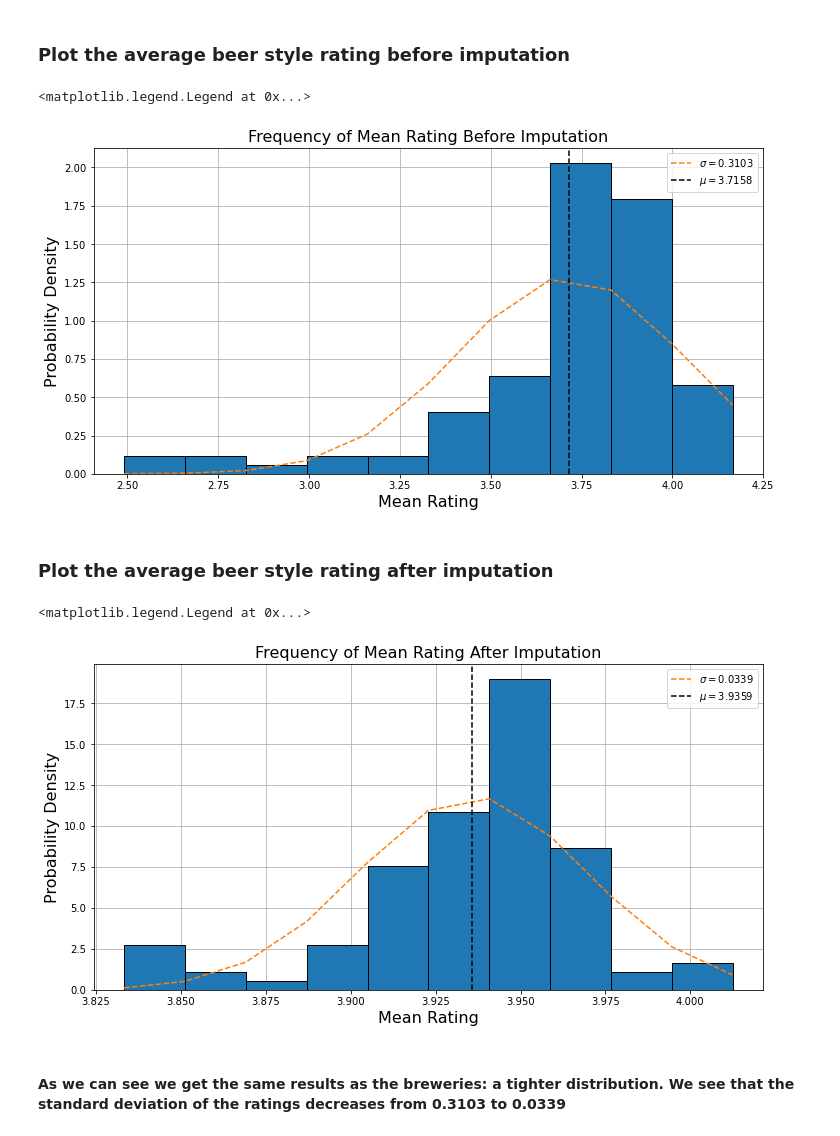
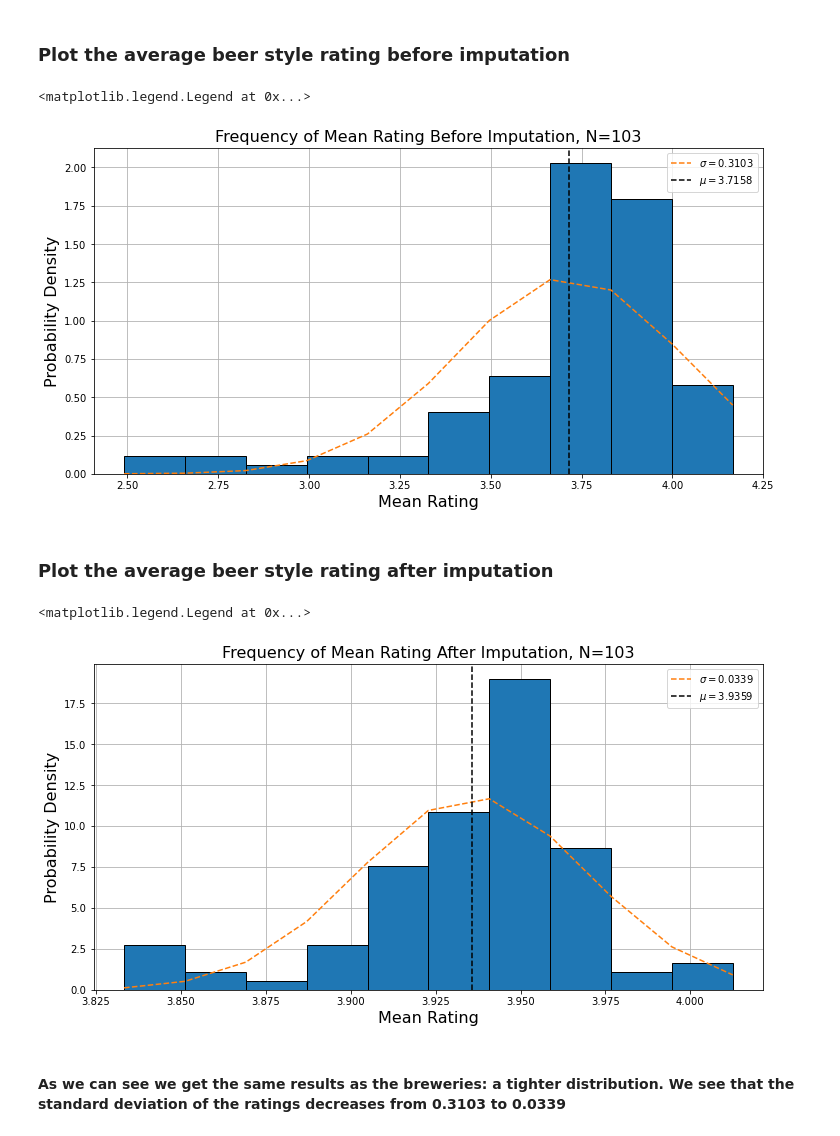
Before and after one commit to wfulton98/Final-Project, a Jupyter notebook: Beer Recommender System.ipynb, the cells around one changed output. Saved outputs shown, nothing was run; the diff lists cells and outputs as text; code cells hidden in the pictures.

```diff
--- a/Beer Recommender System.ipynb
+++ b/Beer Recommender System.ipynb
@@ -580,36 +580,36 @@ y = ((1 / (np.sqrt(2 * np.pi) * sigma)) *
 
 plt.plot(bins, y, '--', label=r'$\sigma={}$'.format(np.round(sigma, 4)))
 plt.axvline(old.mean(), zorder=2, color='k', linestyle='dashed', label=r'$\mu={}$'.format(np.round(old.mean(), 4)))
-plt.title("Frequency of Mean Rating Before Imputation", fontsize=16)
+plt.title("Frequency of Mean Rating Before Imputation, N=103", fontsize=16)
 plt.xlabel("Mean Rating", fontsize=16)
 plt.ylabel("Probability Density", fontsize=16)
 plt.grid(zorder=0)
 plt.legend()
 # %% [output]
 <matplotlib.legend.Legend at 0x...>
-[figure, old version]
+[figure, new version]
 # %% [markdown]
 ### Plot the average beer style rating after imputation
 # %%
 new = df_style_mean['Imputed']
 sigma = np.std(new)
 
 plt.figure(figsize=(12,6))
 n, bins, patched = plt.hist(new, zorder=2, edgecolor='k', density=True)
 
 #add a 'best fit' line
 y = ((1 / (np.sqrt(2 * np.pi) * sigma)) *
      np.exp(-0.5 * (1 / sigma * (bins - new.mean()))**2))
 
 plt.plot(bins, y, '--', label=r'$\sigma={}$'.format(np.round(sigma, 4)))
 plt.axvline(new.mean(), zorder=2, color='k', linestyle='dashed', label=r'$\mu={}$'.format(np.round(new.mean(), 4)))
-plt.title("Frequency of Mean Rating After Imputation", fontsize=16)
+plt.title("Frequency of Mean Rating After Imputation, N=103", fontsize=16)
 plt.xlabel("Mean Rating", fontsize=16)
 plt.ylabel("Probability Density", fontsize=16)
 plt.grid(zorder=0)
 plt.legend()
 # %% [output]
 <matplotlib.legend.Legend at 0x...>
-[figure, old version]
+[figure, new version]
 # %% [markdown]
 #### As we can see we get the same results as the breweries: a tighter distribution. We see that the standard deviation of the ratings decreases from 0.3103 to 0.0339
```
Also changed, not shown: parts of 3 cells of this notebook.
